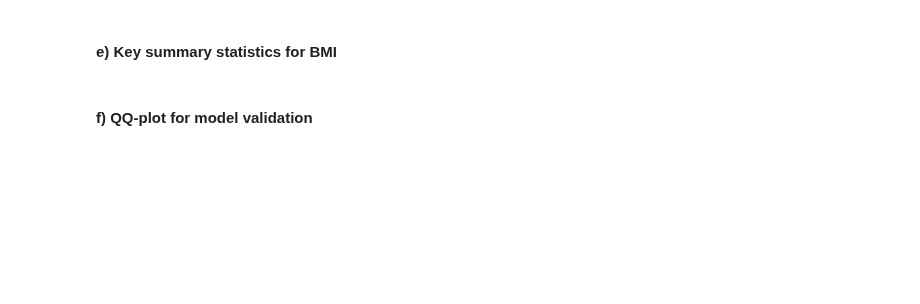
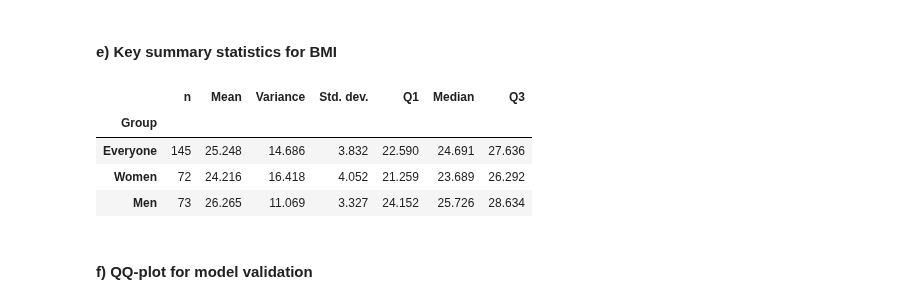
Before and after one commit to ElTalhaG/Statistics, a Jupyter notebook: Project 1/bmi1/bmi1_english.ipynb, the cells around one changed output. Drawn from its saved outputs; the diff is of its cells as text; code cells hidden in the pictures; blank space fills up the shorter version.

```diff
--- a/Project 1/bmi1/bmi1_english.ipynb
+++ b/Project 1/bmi1/bmi1_english.ipynb
@@ -90,3 +121,32 @@ print("Sample variance for BMI: ", D['bmi'].var(skipna=True, ddof=1))
+# %%
+# Summary statistics for BMI for everyone and by gender
+groups = {
+    'Everyone': D['bmi'],
+    'Women': D.loc[D['gender'] == 0, 'bmi'],
+    'Men': D.loc[D['gender'] == 1, 'bmi'],
+}
+
+summary_rows = []
+for group, bmi_values in groups.items():
+    summary_rows.append({
+        'Group': group,
+        'n': bmi_values.count(),
+        'Mean': bmi_values.mean(),
+        'Variance': bmi_values.var(ddof=1),
+        'Std. dev.': bmi_values.std(ddof=1),
+        'Q1': bmi_values.quantile(0.25),
+        'Median': bmi_values.median(),
+        'Q3': bmi_values.quantile(0.75),
+    })
+
+summary = pd.DataFrame(summary_rows).set_index('Group')
+display(summary.round(3))
+# %% [output]
+|  | n | Mean | Variance | Std. dev. | Q1 | Median | Q3 |
+| Group |  |  |  |  |  |  |  |
+| Everyone | 145 | 25.248 | 14.686 | 3.832 | 22.590 | 24.691 | 27.636 |
+| Women | 72 | 24.216 | 16.418 | 4.052 | 21.259 | 23.689 | 26.292 |
+| Men | 73 | 26.265 | 11.069 | 3.327 | 24.152 | 25.726 | 28.634 |
 # %% [markdown]
 #### f) QQ-plot for model validation
 # %%
```
Also changed, not shown: parts of 16 cells of this notebook.
